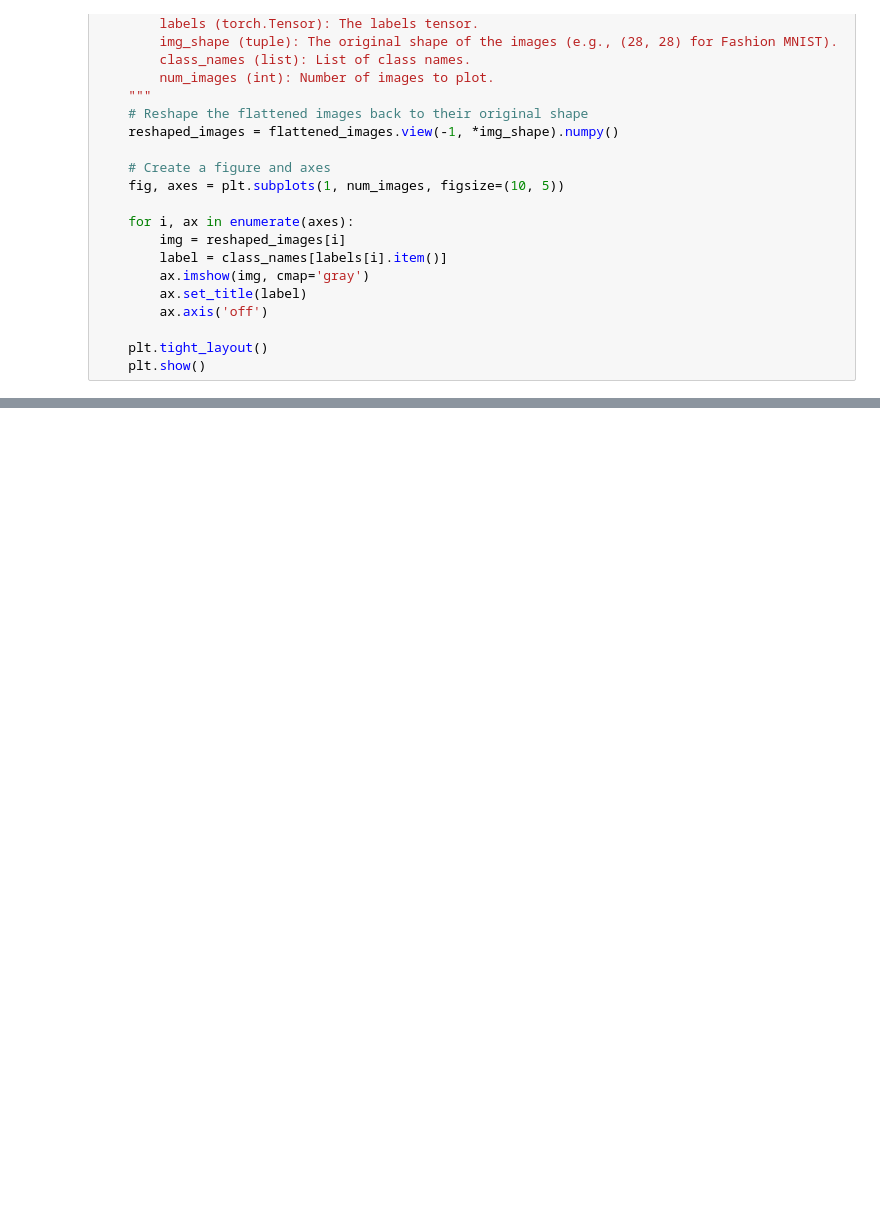
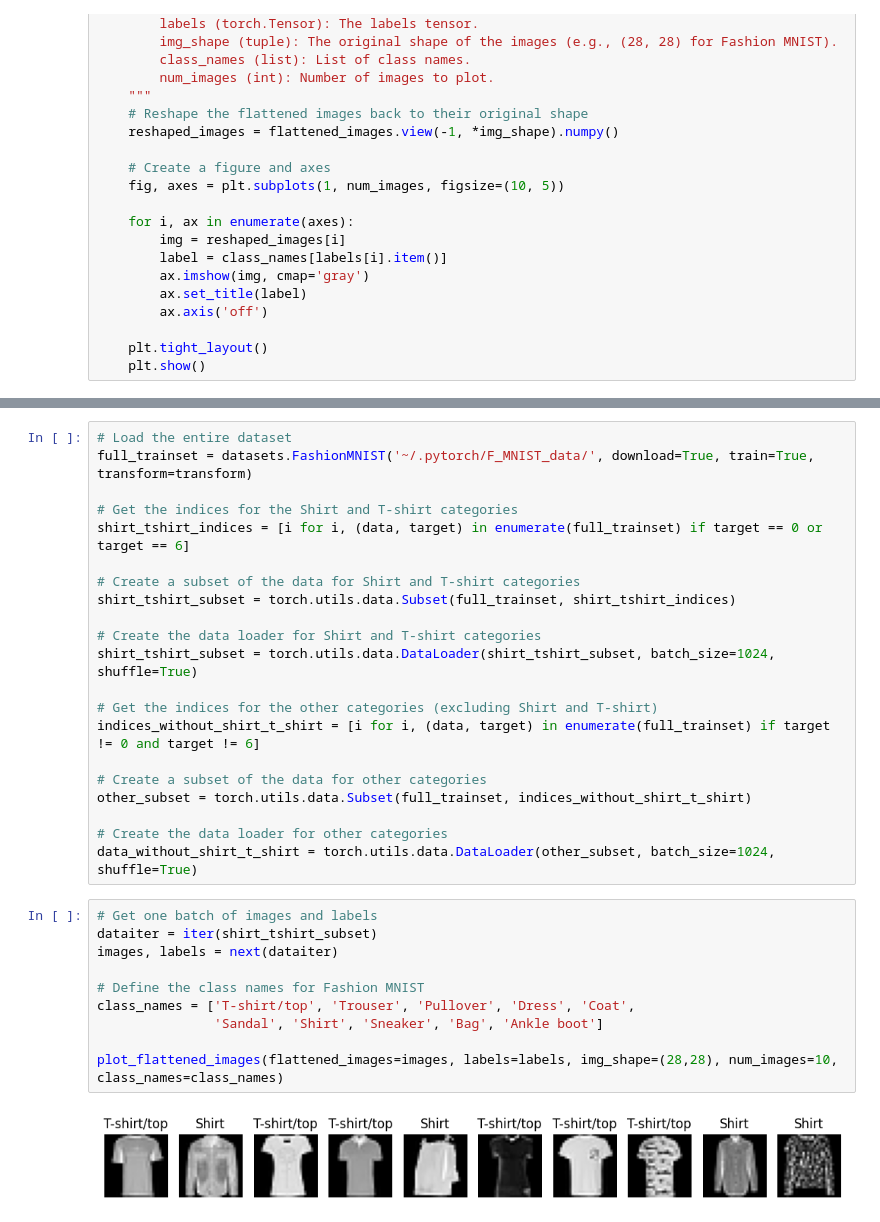
Before and after one commit to aquibjaved/BitsAndPieces-Computation, a Jupyter notebook: Basics_of_lora_implementation_part_2.ipynb, the cells around one changed output, grey strips where cells are left out. Drawn from its saved outputs; the diff is of its cells as text; blank space fills up the shorter version.

```diff
--- a/Basics_of_lora_implementation_part_2.ipynb
+++ b/Basics_of_lora_implementation_part_2.ipynb
@@ -104,0 +236,33 @@ Epoch 0 Train loss 0.44102114850460594: Test loss 0.4616498631087078
+# %%
+# Load the entire dataset
+full_trainset = datasets.FashionMNIST('~/.pytorch/F_MNIST_data/', download=True, train=True, transform=transform)
+
+# Get the indices for the Shirt and T-shirt categories
+shirt_tshirt_indices = [i for i, (data, target) in enumerate(full_trainset) if target == 0 or target == 6]
+
+# Create a subset of the data for Shirt and T-shirt categories
+shirt_tshirt_subset = torch.utils.data.Subset(full_trainset, shirt_tshirt_indices)
+
+# Create the data loader for Shirt and T-shirt categories
+shirt_tshirt_subset = torch.utils.data.DataLoader(shirt_tshirt_subset, batch_size=1024, shuffle=True)
+
+# Get the indices for the other categories (excluding Shirt and T-shirt)
+indices_without_shirt_t_shirt = [i for i, (data, target) in enumerate(full_trainset) if target != 0 and target != 6]
+
+# Create a subset of the data for other categories
+other_subset = torch.utils.data.Subset(full_trainset, indices_without_shirt_t_shirt)
+
+# Create the data loader for other categories
+data_without_shirt_t_shirt = torch.utils.data.DataLoader(other_subset, batch_size=1024, shuffle=True)
+# %%
+# Get one batch of images and labels
+dataiter = iter(shirt_tshirt_subset)
+images, labels = next(dataiter)
+
+# Define the class names for Fashion MNIST
+class_names = ['T-shirt/top', 'Trouser', 'Pullover', 'Dress', 'Coat',
+               'Sandal', 'Shirt', 'Sneaker', 'Bag', 'Ankle boot']
+
+plot_flattened_images(flattened_images=images, labels=labels, img_shape=(28,28), num_images=10, class_names=class_names)
+# %% [output]
+[figure, added]
```
Also changed, not shown: parts of 26 cells of this notebook.
